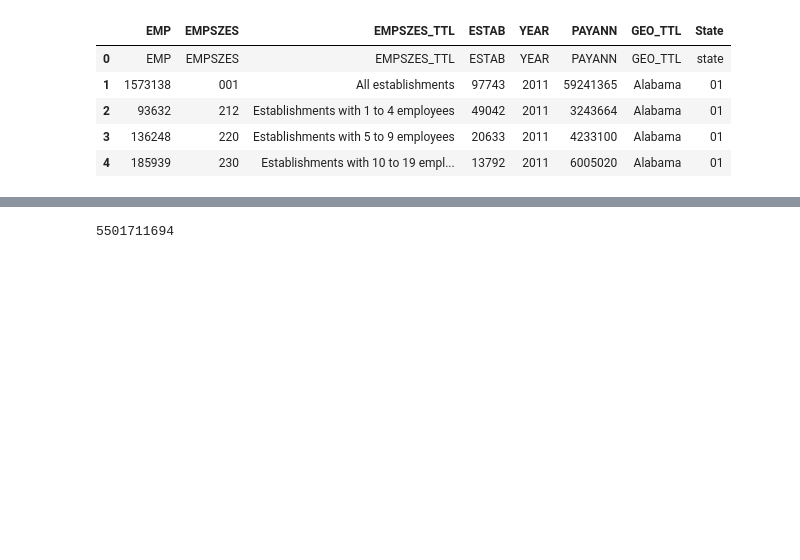
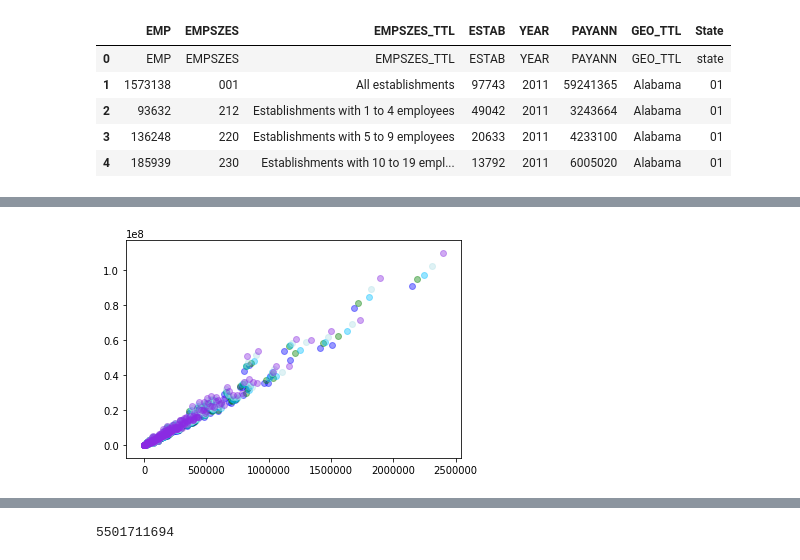
Before and after one commit to Airedyver/Census_Business_Vizualization, a Jupyter notebook: project1-ec.ipynb, the cells around one changed output, grey strips where cells are left out. Drawn from its saved outputs; the diff is of its cells as text; code cells hidden in the pictures; blank space fills up the shorter version.

```diff
--- a/project1-ec.ipynb
+++ b/project1-ec.ipynb
@@ -373,0 +383,31 @@ lb2015_sums.head()
+# %%
+# Small Business Scatter Plot Comparing Employees vs Annual Pay
+
+plt.scatter(small_biz_2011['Employees'],
+           small_biz_2011['Annual Pay'],
+           linewidths=1, marker = 'o',
+           alpha=0.4, c='b', label='2011')
+
+plt.scatter(small_biz_2012['Employees'],
+           small_biz_2012['Annual Pay'],
+           linewidths=1, marker = 'o',
+           alpha=0.4, c='g', label='2012')
+
+plt.scatter(small_biz_2013['Employees'],
+           small_biz_2013['Annual Pay'],
+           linewidths=1, marker = 'o',
+           alpha=0.4, c='deepskyblue', label='2013')
+
+plt.scatter(small_biz_2014['Employees'],
+           small_biz_2014['Annual Pay'],
+           linewidths=1, marker = 'o',
+           alpha=0.4, c='powderblue', label='2014')
+
+plt.scatter(small_biz_2015['Employees'],
+           small_biz_2015['Annual Pay'],
+           linewidths=1, marker = 'o',
+           alpha=0.4, c='blueviolet', label='2015')
+
+plt.show()
+# %% [output]
+[figure, added]
```
Also changed, not shown: parts of 34 cells of this notebook.
